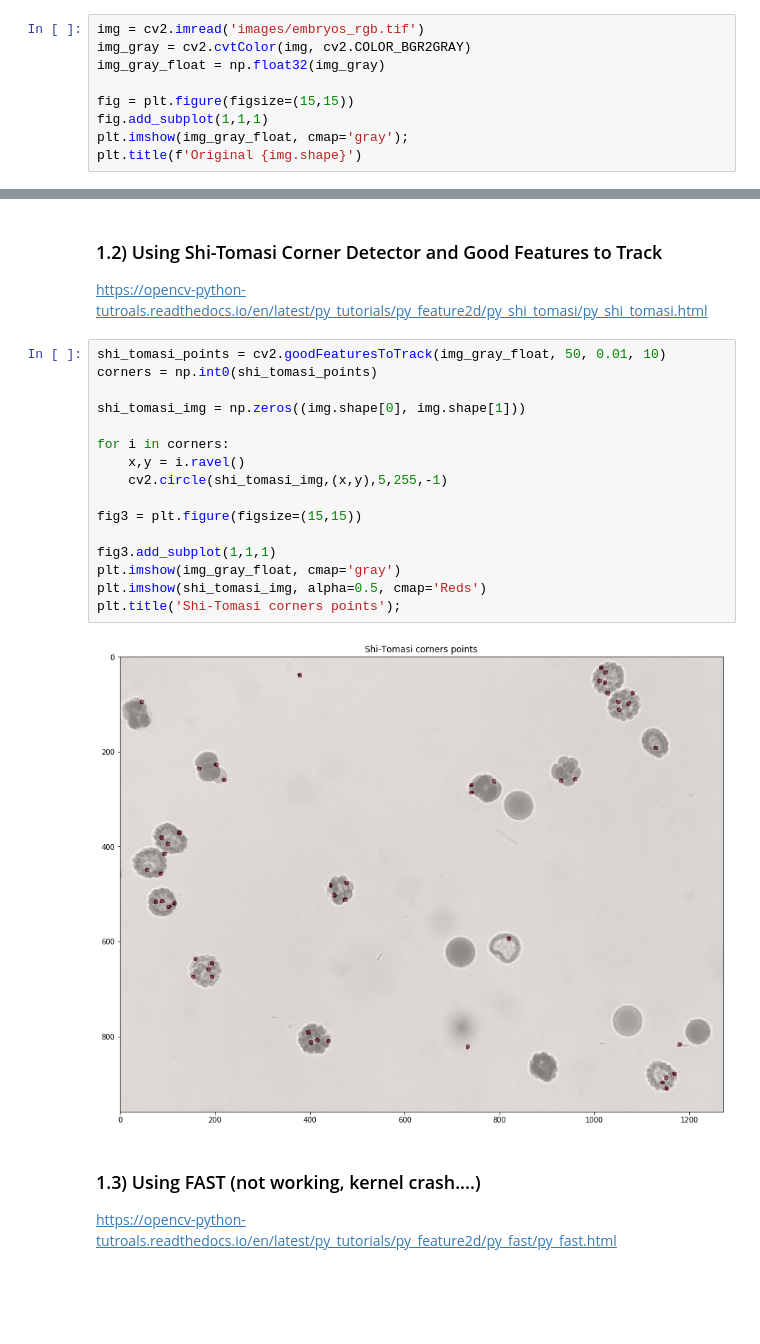
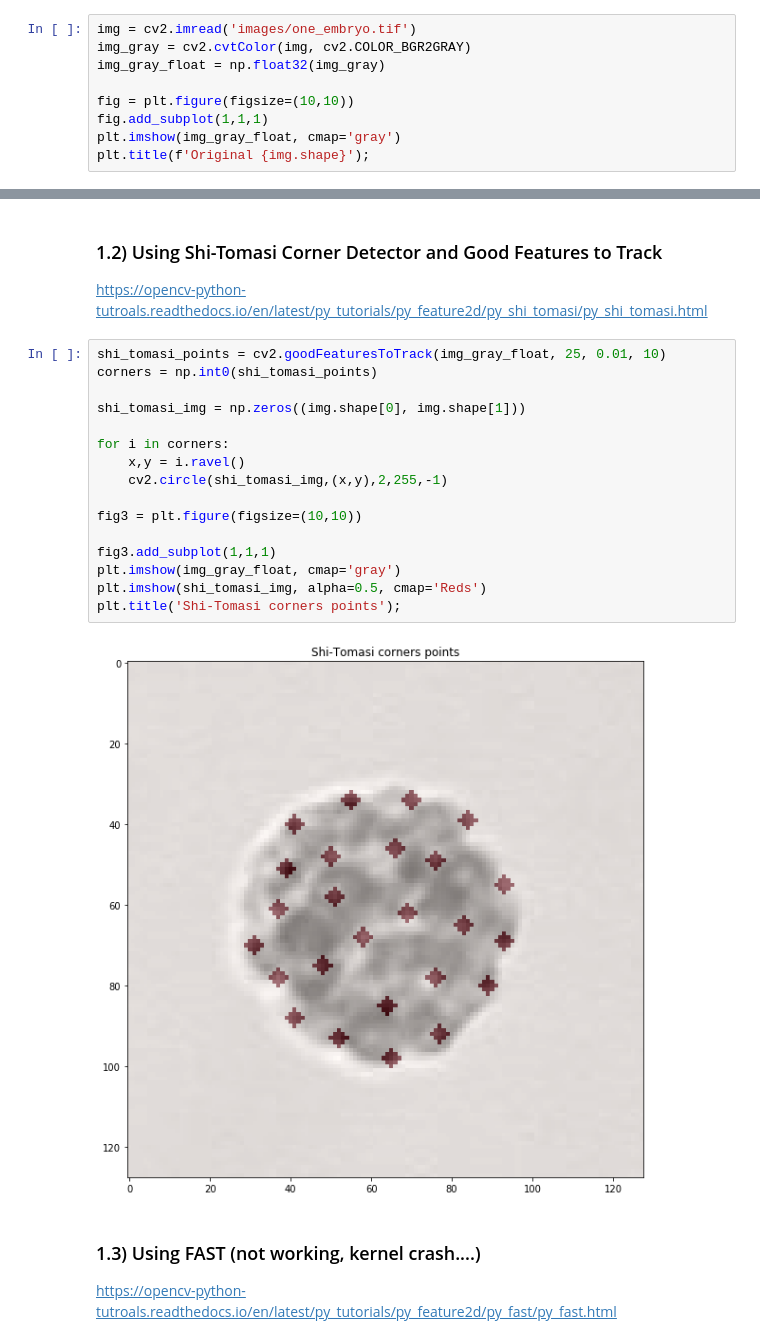
Before and after one commit to UniversalBuilder/Python-and-Microscopy, a Jupyter notebook: Features, detectors and descriptors in OpenCV.ipynb, the cells around one changed output, grey strips where cells are left out. Drawn from its saved outputs; the diff is of its cells as text; blank space fills up the shorter version.

```diff
--- a/Features, detectors and descriptors in OpenCV.ipynb
+++ b/Features, detectors and descriptors in OpenCV.ipynb
@@ -7,12 +7,12 @@ import matplotlib.pyplot as plt
 # %% [markdown]
 ### Get an image and convert it to grayscale 32-bit float
 # %%
-img = cv2.imread('images/embryos_rgb.tif')
+img = cv2.imread('images/one_embryo.tif')
 img_gray = cv2.cvtColor(img, cv2.COLOR_BGR2GRAY)
 img_gray_float = np.float32(img_gray)
 
-fig = plt.figure(figsize=(15,15))
+fig = plt.figure(figsize=(10,10))
 fig.add_subplot(1,1,1)
-plt.imshow(img_gray_float, cmap='gray');
-plt.title(f'Original {img.shape}')
+plt.imshow(img_gray_float, cmap='gray')
+plt.title(f'Original {img.shape}');
 # %% [output]
@@ -45,23 +44,23 @@ plt.title('Harris corners points');
 
 https://opencv-python-tutroals.readthedocs.io/en/latest/py_tutorials/py_feature2d/py_shi_tomasi/py_shi_tomasi.html
 # %%
-shi_tomasi_points = cv2.goodFeaturesToTrack(img_gray_float, 50, 0.01, 10)
+shi_tomasi_points = cv2.goodFeaturesToTrack(img_gray_float, 25, 0.01, 10)
 corners = np.int0(shi_tomasi_points)
 
 shi_tomasi_img = np.zeros((img.shape[0], img.shape[1]))
 
 for i in corners:
     x,y = i.ravel()
-    cv2.circle(shi_tomasi_img,(x,y),5,255,-1)
+    cv2.circle(shi_tomasi_img,(x,y),2,255,-1)
 
-fig3 = plt.figure(figsize=(15,15))
+fig3 = plt.figure(figsize=(10,10))
 
 fig3.add_subplot(1,1,1)
 plt.imshow(img_gray_float, cmap='gray')
 plt.imshow(shi_tomasi_img, alpha=0.5, cmap='Reds')
 plt.title('Shi-Tomasi corners points');
 # %% [output]
-[figure, old version]
+[figure, new version]
 # %% [markdown]
 ### 1.3) Using FAST (not working, kernel crash....)
 
```
Also changed, not shown: parts of 4 cells of this notebook, 1 other file.
